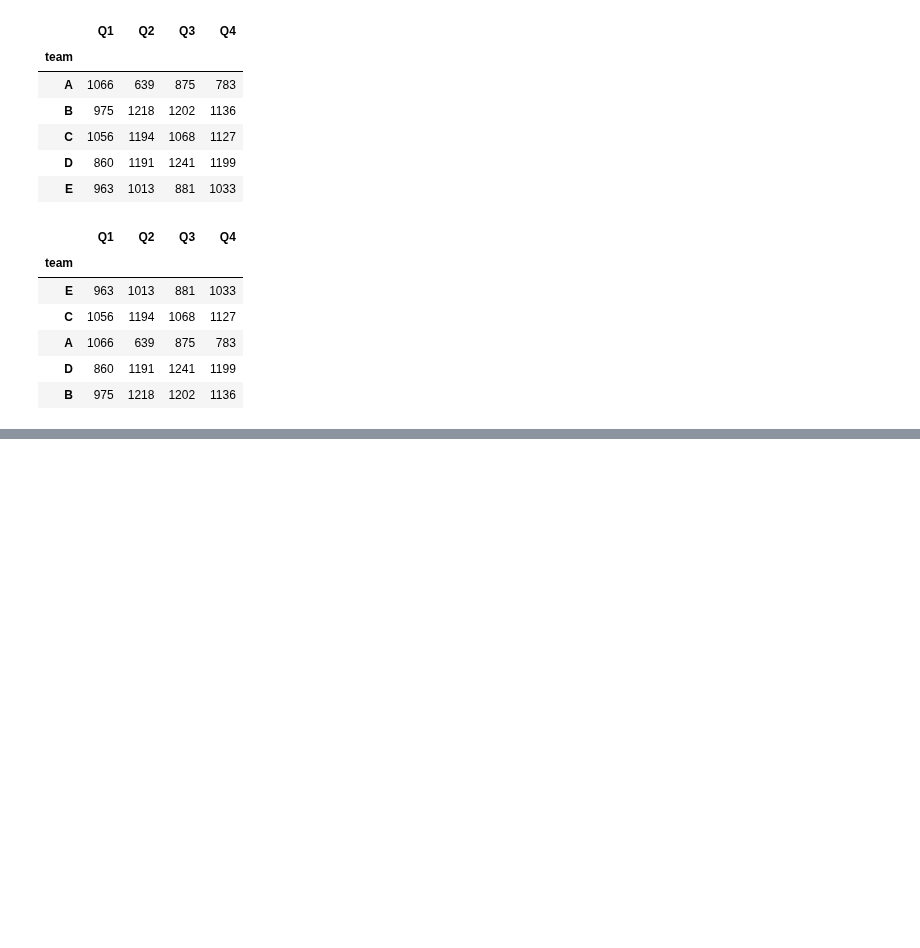
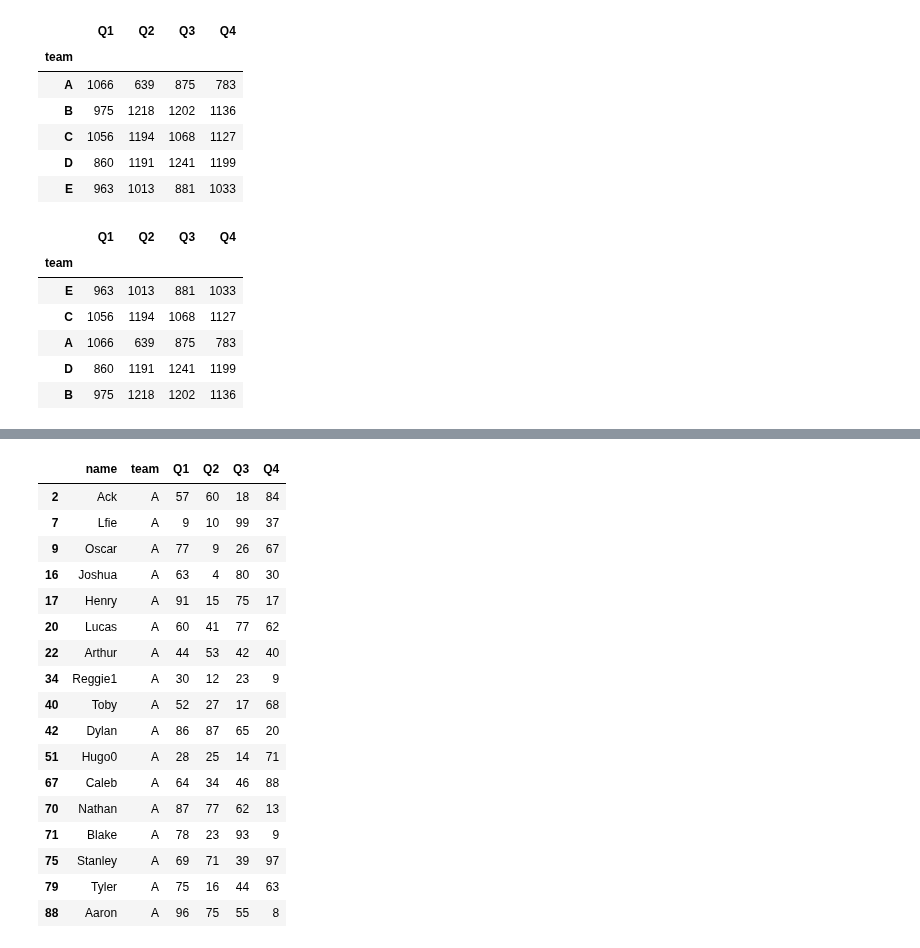
Before and after one commit to Yellow-BringtEast/python-study, a Jupyter notebook: pandas/chapter_six.ipynb, the cells around one changed output, grey strips where cells are left out. Saved outputs shown, nothing was run; the diff lists cells and outputs as text; code cells hidden in the pictures; blank space fills up the shorter version.

```diff
--- a/pandas/chapter_six.ipynb
+++ b/pandas/chapter_six.ipynb
@@ -60,0 +223,7 @@ df.groupby(pd.Grouper('team')).sum()
+# %%
+# 各组Q1成绩最高的前三个
+def first_3(df_, c):
+    return df_[c].sort_values(ascending=False).head(3)
+
+# 调用函数
+df.set_index('name').groupby('team', group_keys=False).apply(first_3, 'Q1')
@@ -60,0 +269,22 @@ df.groupby(pd.Grouper('team')).sum()
+# %%
+# Q1成绩大于60的组的所有成员
+df[df.groupby('team').transform('mean').Q1 > 60]
+# %% [output]
+|  | name | team | Q1 | Q2 | Q3 | Q4 |
+| 2 | Ack | A | 57 | 60 | 18 | 84 |
+| 7 | Lfie | A | 9 | 10 | 99 | 37 |
+| 9 | Oscar | A | 77 | 9 | 26 | 67 |
+| 16 | Joshua | A | 63 | 4 | 80 | 30 |
+| 17 | Henry | A | 91 | 15 | 75 | 17 |
+| 20 | Lucas | A | 60 | 41 | 77 | 62 |
+| 22 | Arthur | A | 44 | 53 | 42 | 40 |
+| 34 | Reggie1 | A | 30 | 12 | 23 | 9 |
+| 40 | Toby | A | 52 | 27 | 17 | 68 |
+| 42 | Dylan | A | 86 | 87 | 65 | 20 |
+| 51 | Hugo0 | A | 28 | 25 | 14 | 71 |
+| 67 | Caleb | A | 64 | 34 | 46 | 88 |
+| 70 | Nathan | A | 87 | 77 | 62 | 13 |
+| 71 | Blake | A | 78 | 23 | 93 | 9 |
+| 75 | Stanley | A | 69 | 71 | 39 | 97 |
+| 79 | Tyler | A | 75 | 16 | 44 | 63 |
+| 88 | Aaron | A | 96 | 75 | 55 | 8 |
```
Also changed, not shown: parts of 18 cells of this notebook.
